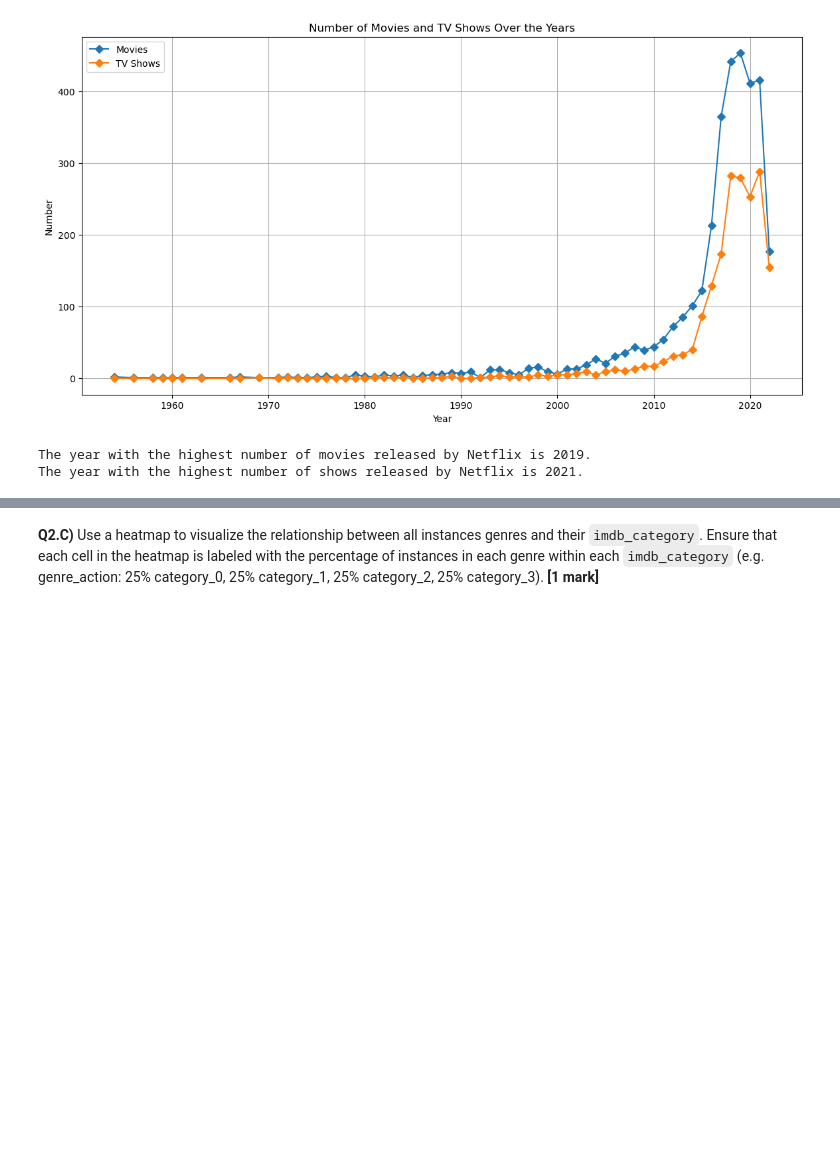
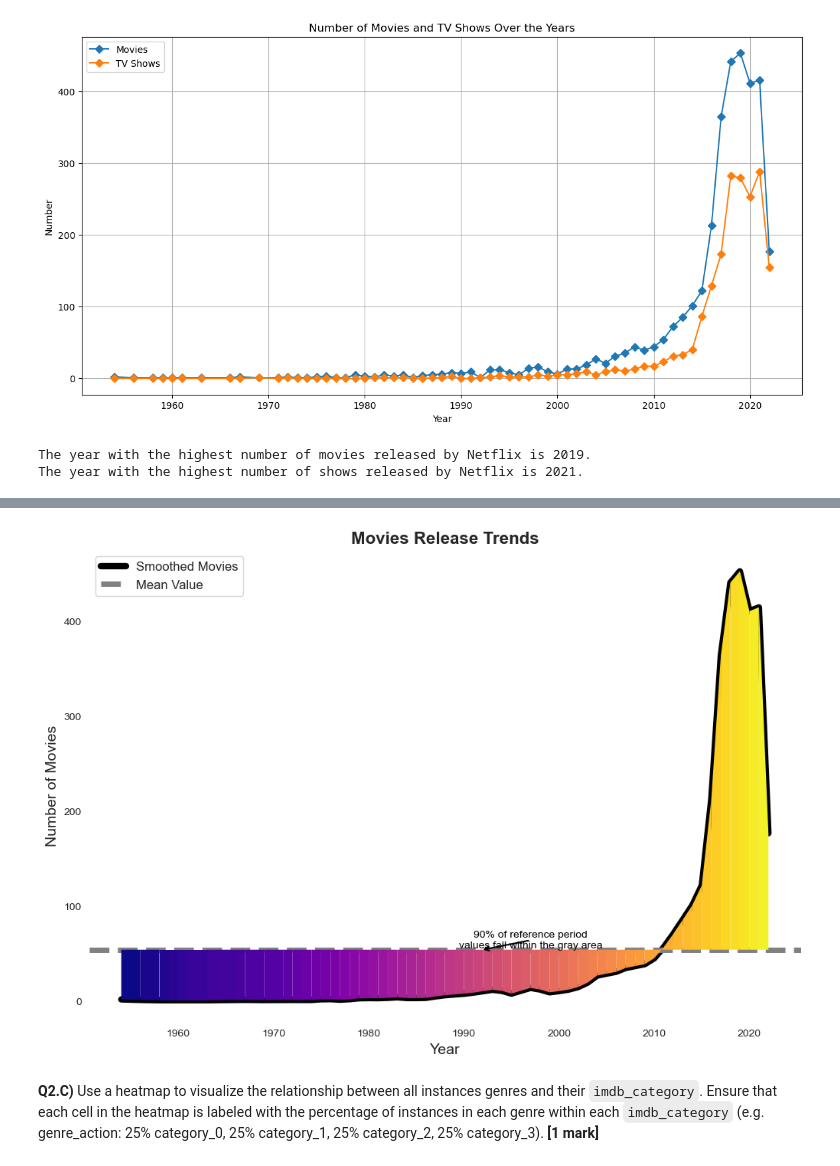
Before and after one commit to HowieSihanDong/Netflix, a Jupyter notebook: github_project.ipynb, the cells around one changed output, grey strips where cells are left out. Saved outputs shown, nothing was run; the diff lists cells and outputs as text; code cells hidden in the pictures; blank space fills up the shorter version.

```diff
--- a/github_project.ipynb
+++ b/github_project.ipynb
@@ -244,0 +335,94 @@ The year with the highest number of shows released by Netflix is 2021.
+# %%
+import numpy as np
+import matplotlib.pyplot as plt
+from statsmodels.nonparametric.smoothers_lowess import lowess
+from matplotlib.cm import get_cmap
+import seaborn as sns
+
+# Smooth the movie data using LOWESS
+movie_data["Smoothed Movies"] = lowess(
+    movie_data["Number of Movies"],  # Input data: Number of Movies
+    movie_data["Year"],             # Input data: Year
+    frac=1 / 12                     # Fraction of data to use for smoothing
+)[:, 1]
+
+# Calculate the difference between Number of Movies and its mean
+movie_data["Movies-Mean"] = (
+    movie_data["Number of Movies"] - movie_data["Number of Movies"].mean()
+)
+
+# Get a colormap for visualization
+colormap = get_cmap("plasma")  # Use 'plasma' colormap
+colors = colormap(np.linspace(0, 1, len(movie_data)))  # Map colors to data range
+
+# Set Seaborn style for better aesthetics
+sns.set_style("white")
+
+# Create a plot figure and axis
+fig, ax = plt.subplots(figsize=(12, 8))
+
+# Plot filled areas between smoothed curve and mean value
+for i in range(len(movie_data) - 1):
+    ax.fill_between(
+        x=movie_data["Year"].iloc[i : i + 2],              # X-coordinates (Year)
+        y1=movie_data["Smoothed Movies"].iloc[i : i + 2],  # Upper boundary (Smoothed)
+        y2=movie_data["Number of Movies"].mean(),          # Lower boundary (Mean)
+        color=colors[i],                                   # Fill color from colormap
+        edgecolor="none",                                  # Remove edges
+        zorder=8                                           # Layer order
+    )
+
+# Plot the smoothed movies curve
+ax.plot(
+    movie_data["Year"],                    # X-coordinates
+    movie_data["Smoothed Movies"],         # Y-coordinates
+    color="black",                         # Curve color
+    linewidth=6,                           # Curve width
+    label="Smoothed Movies"                # Label for legend
+)
+
+# Plot a horizontal line for the mean value
+ax.axhline(
+    y=movie_data["Number of Movies"].mean(),  # Y-coordinate for line
+    color="gray",                             # Line color
+    linestyle="--",                           # Line style (dashed)
+    linewidth=5,                              # Line width
+    label="Mean Value"                        # Label for legend
+)
+
+# Add legend and labels
+ax.legend(loc="upper left", fontsize=12)   # Legend in the upper left corner
+ax.set_title("Movies Release Trends", fontsize=16, fontweight="bold")  # Title
+ax.set_xlabel("Year", fontsize=14)        # X-axis label
+ax.set_ylabel("Number of Movies", fontsize=14)  # Y-axis label
+
+# Remove grid lines for a clean look
+ax.grid(False)
+
+# Hide plot spines for a minimalist appearance
+for spine in ax.spines.values():
+    spine.set_visible(False)
+
+# Add an annotation with an arrow pointing to the mean line
+ax.annotate(
+    "90% of reference period\nvalues fall within the gray area",  # Text for annotation
+    xy=(movie_data["Year"].iloc[len(movie_data)//2], movie_data["Number of Movies"].mean()),
+                    # Coordinates of the arrow tip (adjust later if needed)
+    xytext=(movie_data["Year"].iloc[len(movie_data)//2] + 5, movie_data["Number of Movies"].mean() + 10)
+,             # Position of the annotation text
+    arrowprops={
+        "arrowstyle": "->",       # Arrow style
+        "color": "black",         # Arrow color
+        "shrinkB": 0,             # Distance between arrow tip and target
+        "lw": 1.5                 # Arrow line width
+    },
+    horizontalalignment="center", # Horizontal text alignment
+    verticalalignment="center",   # Vertical text alignment
+    color="black",                # Annotation text color
+    fontsize=10,                  # Font size of annotation
+    zorder=20                     # Annotation's layer order
+)
+
+# Show the plot
+plt.draw()
+# %% [output]
@@ -245,3 +430,4 @@ The year with the highest number of shows released by Netflix is 2021.
+[figure, added]
 # %% [markdown]
 **Q2.C)** Use a heatmap to visualize the relationship between all instances genres and their `imdb_category`. Ensure that each cell in the heatmap is labeled with the percentage of instances in each genre within each `imdb_category` (e.g. genre_action: 25% category_0, 25% category_1, 25% category_2, 25% category_3).  **[1 mark]**
 # %%
```
Also changed, not shown: parts of 14 cells of this notebook.
